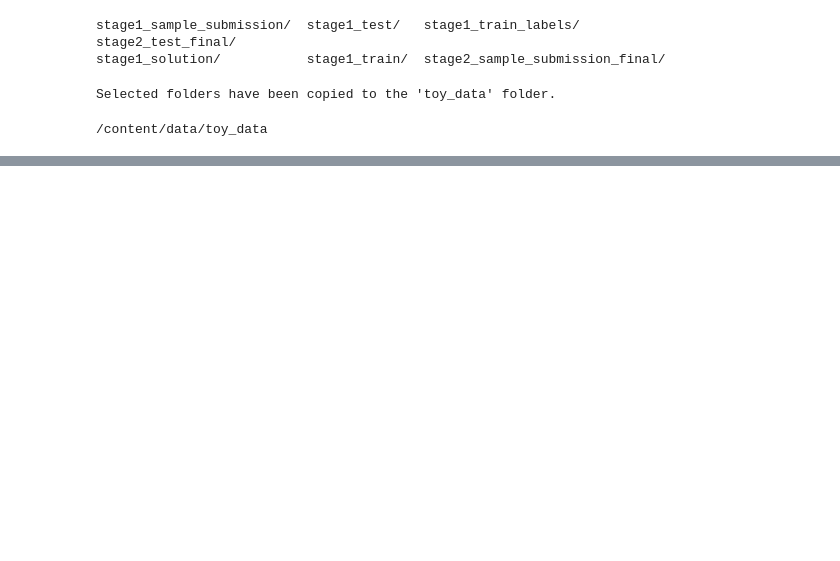
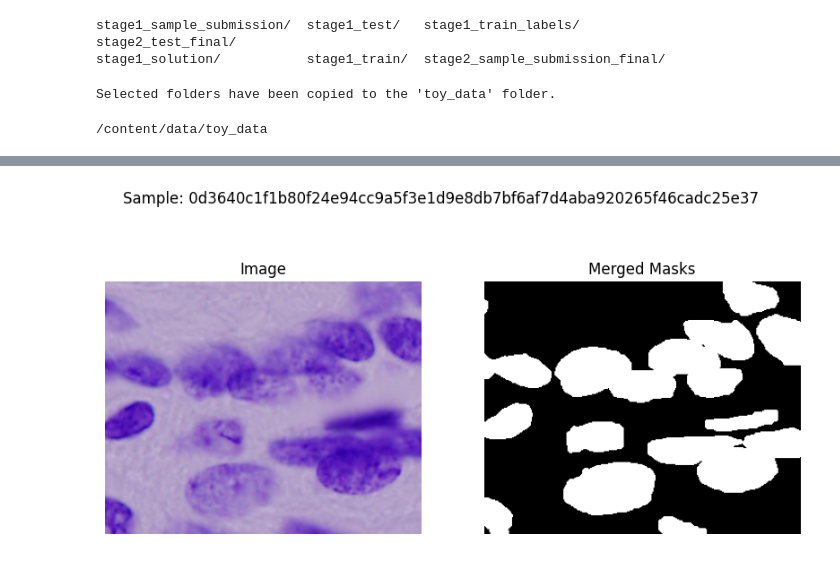
Before and after one commit to ryghrmni/DeepLifeProject, a Jupyter notebook: DeepLife_Draft.ipynb, the cells around one changed output, grey strips where cells are left out. Drawn from its saved outputs; the diff is of its cells as text; code cells hidden in the pictures; blank space fills up the shorter version.

```diff
--- a/DeepLife_Draft.ipynb
+++ b/DeepLife_Draft.ipynb
@@ -122,0 +252,31 @@ f487cc82271cf84b4414552aa8b0a9d82d902451ebe8e8bc639d4121c1672ff7/
+# %%
+# Choose a sample index to plot
+sample_index = 3
+
+# Get sample data
+sample_name = sample_names[sample_index]
+sample_image = images[sample_index]
+sample_masks = masks[sample_index]
+
+# Merge masks
+merged_mask = merge_masks(sample_masks)
+
+# Plot the sample with its image and merged masks
+plt.figure(figsize=(10, 5))
+
+# Plot the image
+plt.subplot(1, 2, 1)
+plt.imshow(sample_image, cmap='gray')
+plt.title('Image')
+plt.axis('off')
+
+# Plot the merged masks
+plt.subplot(1, 2, 2)
+plt.imshow(merged_mask, cmap='gray')
+plt.title('Merged Masks')
+plt.axis('off')
+
+plt.suptitle(f'Sample: {sample_name}')
+plt.show()
+# %% [output]
+[figure, added]
```
Also changed, not shown: parts of 10 cells of this notebook.
